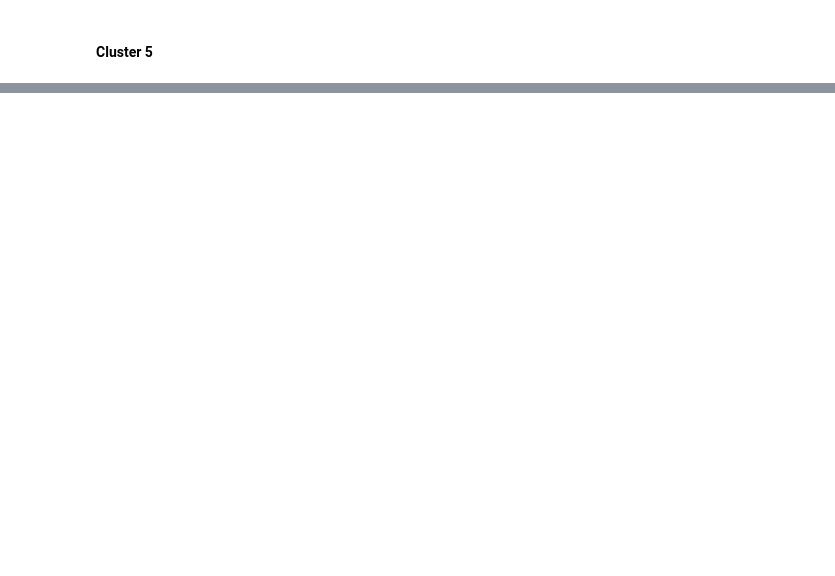
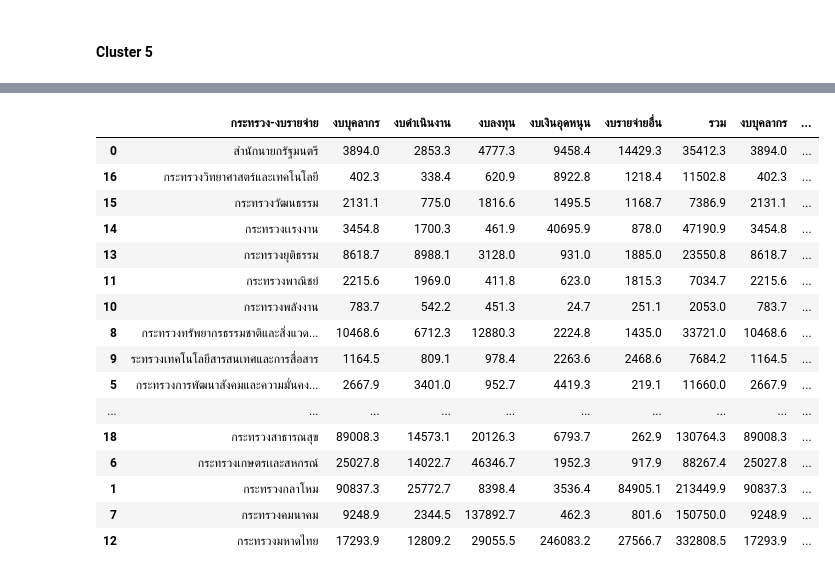
Before and after one commit to tamitamaboom/stat_assignment2, a Jupyter notebook: clustering/kmeans(60).ipynb, the cells around one changed output, grey strips where cells are left out. Drawn from its saved outputs; the diff is of its cells as text; code cells hidden in the pictures; blank space fills up the shorter version.

```diff
--- a/clustering/kmeans(60).ipynb
+++ b/clustering/kmeans(60).ipynb
@@ -327,0 +351,20 @@ df[ddf.cluster_id==5]
+# %%
+show.sort_values(by=["cluster_id"])
+# %% [output]
+|  | กระทรวง-งบรายจ่าย | งบบุคลากร | งบดําเนินงาน | งบลงทุน | งบเงินอุดหนุน | งบรายจ่ายอื่น | รวม | งบบุคลากร | ... |
+| 0 | สำนักนายกรัฐมนตรี | 3894.0 | 2853.3 | 4777.3 | 9458.4 | 14429.3 | 35412.3 | 3894.0 | ... |
+| 16 | กระทรวงวิทยาศาสตร์และเทคโนโลยี | 402.3 | 338.4 | 620.9 | 8922.8 | 1218.4 | 11502.8 | 402.3 | ... |
+| 15 | กระทรวงวัฒนธรรม | 2131.1 | 775.0 | 1816.6 | 1495.5 | 1168.7 | 7386.9 | 2131.1 | ... |
+| 14 | กระทรวงเเรงงาน | 3454.8 | 1700.3 | 461.9 | 40695.9 | 878.0 | 47190.9 | 3454.8 | ... |
+| 13 | กระทรวงยุติธรรม | 8618.7 | 8988.1 | 3128.0 | 931.0 | 1885.0 | 23550.8 | 8618.7 | ... |
+| 11 | กระทรวงพาณิชย์ | 2215.6 | 1969.0 | 411.8 | 623.0 | 1815.3 | 7034.7 | 2215.6 | ... |
+| 10 | กระทรวงพลังงาน | 783.7 | 542.2 | 451.3 | 24.7 | 251.1 | 2053.0 | 783.7 | ... |
+| 8 | กระทรวงทรัพยากรธรรมชาติและสิ่งแวด... | 10468.6 | 6712.3 | 12880.3 | 2224.8 | 1435.0 | 33721.0 | 10468.6 | ... |
+| 9 | ระทรวงเทคโนโลยีสารสนเทศและการสื่อสาร | 1164.5 | 809.1 | 978.4 | 2263.6 | 2468.6 | 7684.2 | 1164.5 | ... |
+| 5 | กระทรวงการพัฒนาสังคมและความมั่นคง... | 2667.9 | 3401.0 | 952.7 | 4419.3 | 219.1 | 11660.0 | 2667.9 | ... |
+| ... | ... | ... | ... | ... | ... | ... | ... | ... | ... |
+| 18 | กระทรวงสาธารณสุข | 89008.3 | 14573.1 | 20126.3 | 6793.7 | 262.9 | 130764.3 | 89008.3 | ... |
+| 6 | กระทรวงเกษตรเเละสหกรณ์ | 25027.8 | 14022.7 | 46346.7 | 1952.3 | 917.9 | 88267.4 | 25027.8 | ... |
+| 1 | กระทรวงกลาโหม | 90837.3 | 25772.7 | 8398.4 | 3536.4 | 84905.1 | 213449.9 | 90837.3 | ... |
+| 7 | กระทรวงคมนาคม | 9248.9 | 2344.5 | 137892.7 | 462.3 | 801.6 | 150750.0 | 9248.9 | ... |
+| 12 | กระทรวงมหาดไทย | 17293.9 | 12809.2 | 29055.5 | 246083.2 | 27566.7 | 332808.5 | 17293.9 | ... |
```
Also changed, not shown: parts of 20 cells of this notebook, 3 other files.
